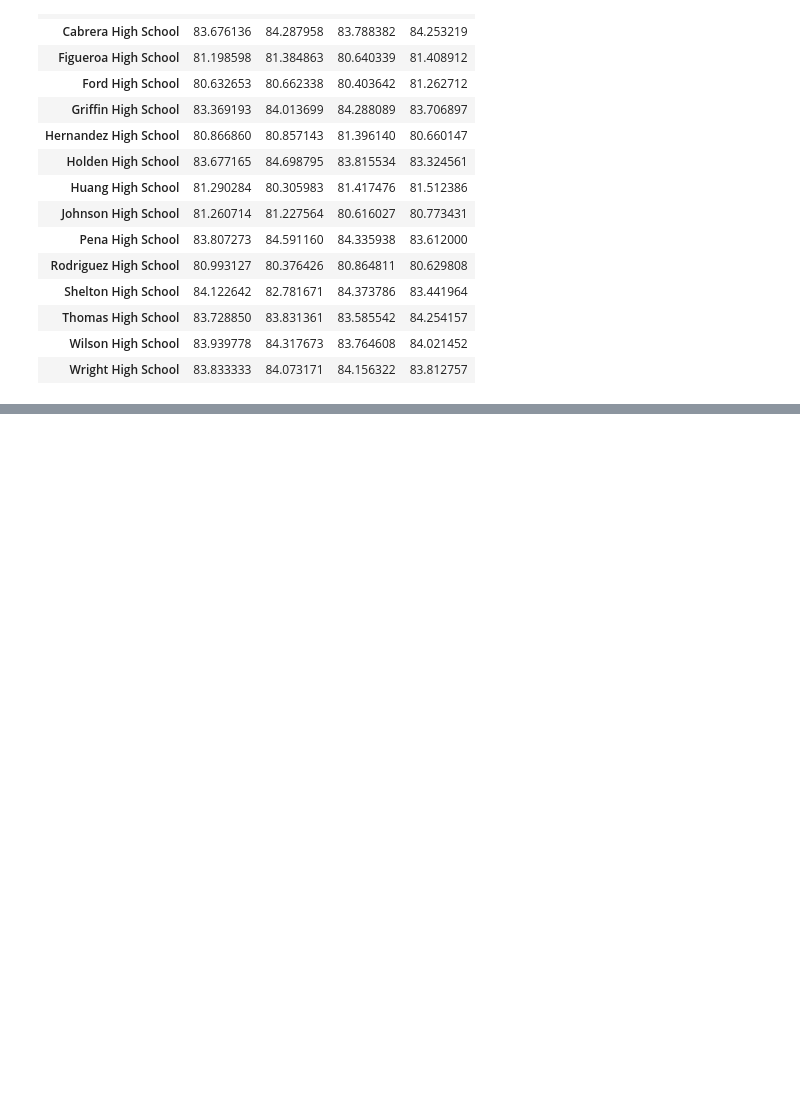
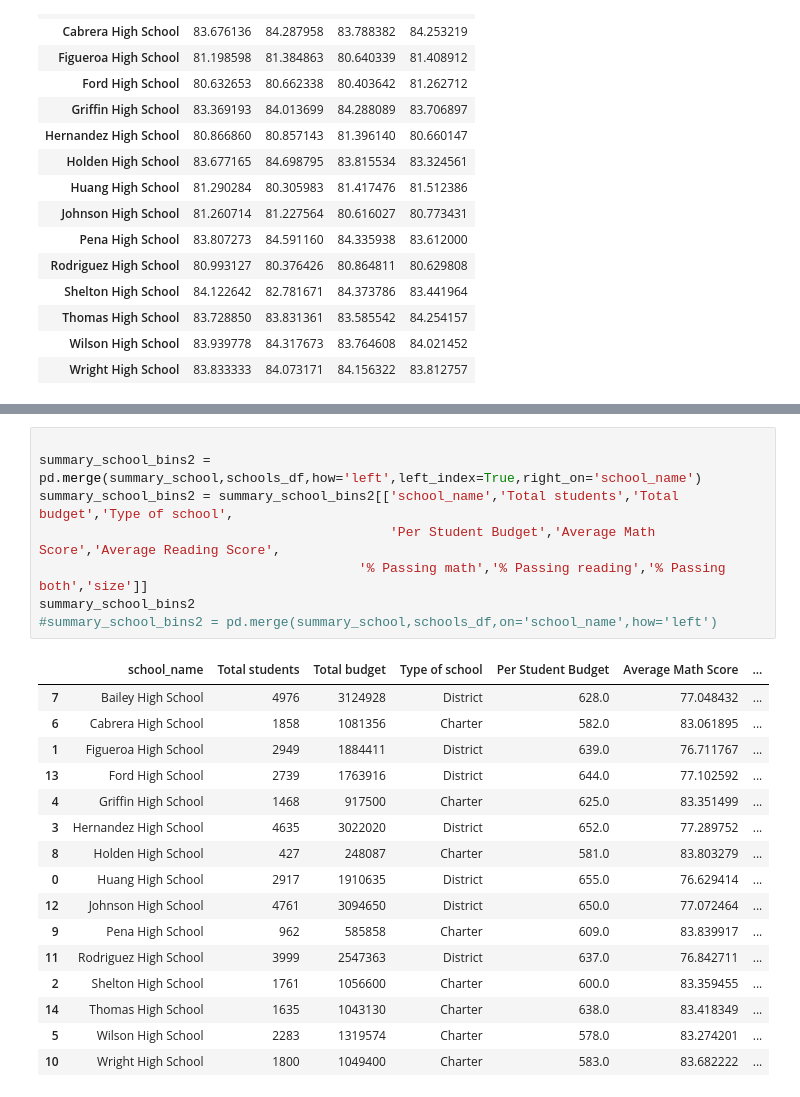
Before and after one commit to Emm9-Hmm/pandas-challenge, a Jupyter notebook: PyCitySchools/PyCitySchools.ipynb, the cells around one changed output, grey strips where cells are left out. Saved outputs shown, nothing was run; the diff lists cells and outputs as text; blank space fills up the shorter version.

Commit message:
scores by size

```diff
--- a/PyCitySchools/PyCitySchools.ipynb
+++ b/PyCitySchools/PyCitySchools.ipynb
@@ -334,0 +366,25 @@ KeyError: '% Passing Math'
+# %%
+
+summary_school_bins2 = pd.merge(summary_school,schools_df,how='left',left_index=True,right_on='school_name')
+summary_school_bins2 = summary_school_bins2[['school_name','Total students','Total budget','Type of school',
+                                             'Per Student Budget','Average Math Score','Average Reading Score',
+                                         '% Passing math','% Passing reading','% Passing both','size']]
+summary_school_bins2
+#summary_school_bins2 = pd.merge(summary_school,schools_df,on='school_name',how='left')
+# %% [output]
+|  | school_name | Total students | Total budget | Type of school | Per Student Budget | Average Math Score | ... |
+| 7 | Bailey High School | 4976 | 3124928 | District | 628.0 | 77.048432 | ... |
+| 6 | Cabrera High School | 1858 | 1081356 | Charter | 582.0 | 83.061895 | ... |
+| 1 | Figueroa High School | 2949 | 1884411 | District | 639.0 | 76.711767 | ... |
+| 13 | Ford High School | 2739 | 1763916 | District | 644.0 | 77.102592 | ... |
+| 4 | Griffin High School | 1468 | 917500 | Charter | 625.0 | 83.351499 | ... |
+| 3 | Hernandez High School | 4635 | 3022020 | District | 652.0 | 77.289752 | ... |
+| 8 | Holden High School | 427 | 248087 | Charter | 581.0 | 83.803279 | ... |
+| 0 | Huang High School | 2917 | 1910635 | District | 655.0 | 76.629414 | ... |
+| 12 | Johnson High School | 4761 | 3094650 | District | 650.0 | 77.072464 | ... |
+| 9 | Pena High School | 962 | 585858 | Charter | 609.0 | 83.839917 | ... |
+| 11 | Rodriguez High School | 3999 | 2547363 | District | 637.0 | 76.842711 | ... |
+| 2 | Shelton High School | 1761 | 1056600 | Charter | 600.0 | 83.359455 | ... |
+| 14 | Thomas High School | 1635 | 1043130 | Charter | 638.0 | 83.418349 | ... |
+| 5 | Wilson High School | 2283 | 1319574 | Charter | 578.0 | 83.274201 | ... |
+| 10 | Wright High School | 1800 | 1049400 | Charter | 583.0 | 83.682222 | ... |
```
Also changed, not shown: parts of 3 cells of this notebook.
